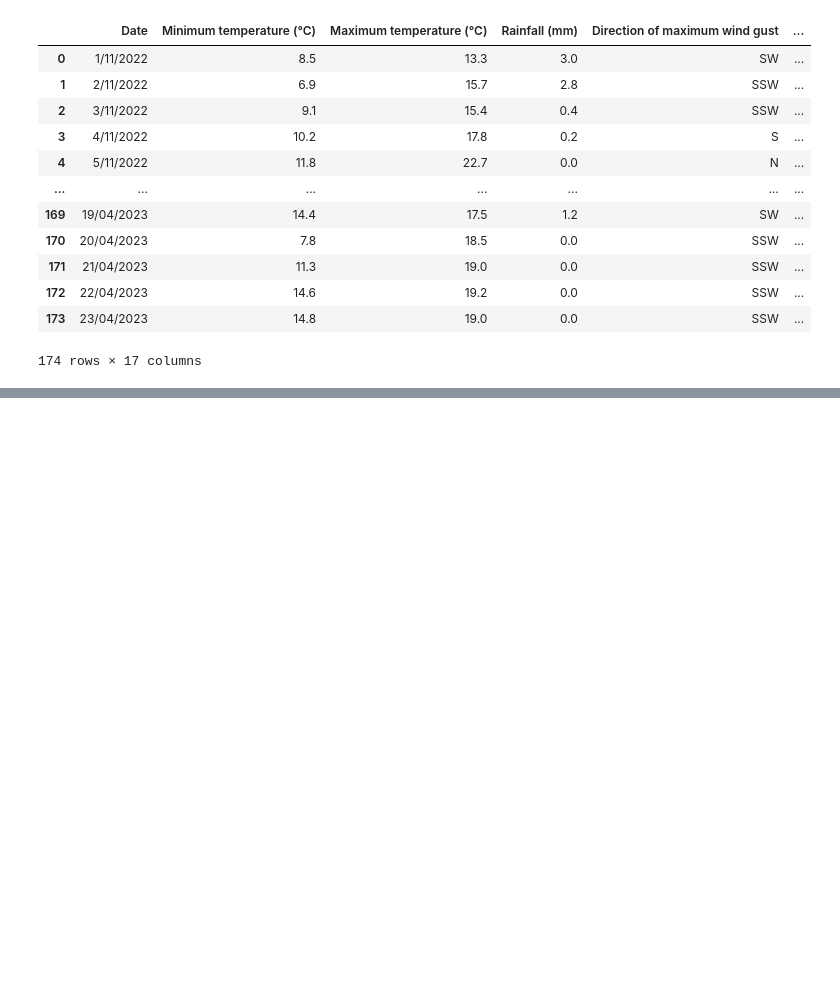
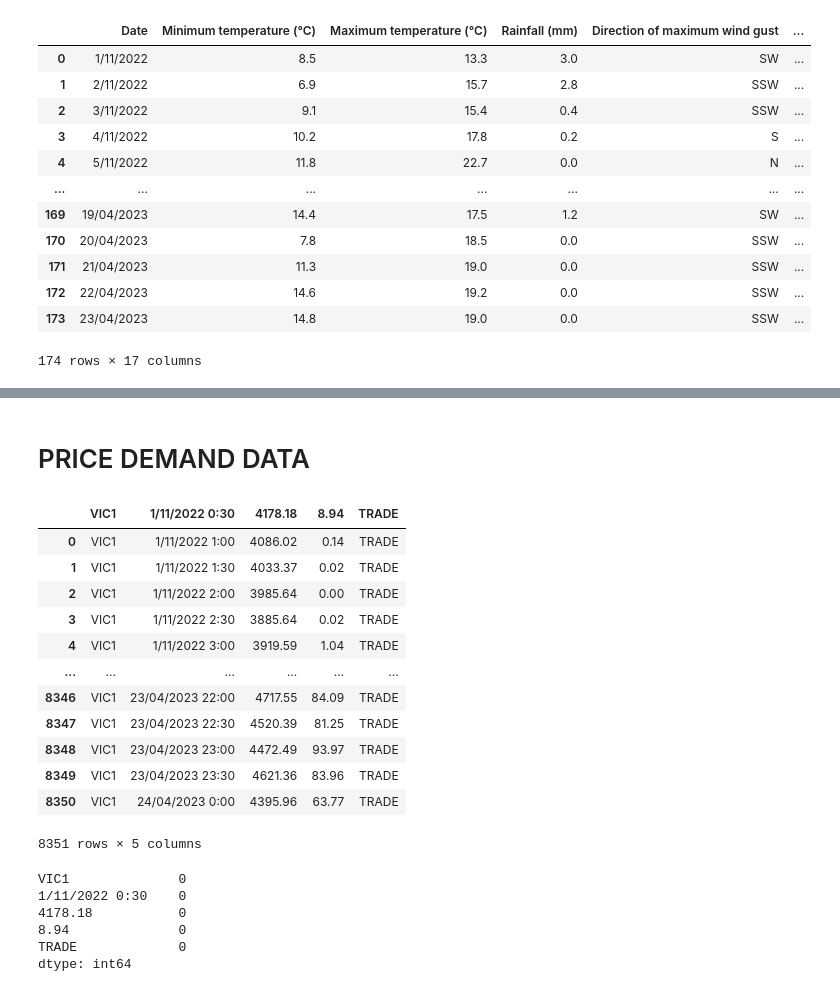
Before and after one commit to HillarP/Energy_Prediction, a Jupyter notebook: Jigar_Assignment_2.ipynb, the cells around one changed output, grey strips where cells are left out. Saved outputs shown, nothing was run; the diff lists cells and outputs as text; code cells hidden in the pictures; blank space fills up the shorter version.

```diff
--- a/Jigar_Assignment_2.ipynb
+++ b/Jigar_Assignment_2.ipynb
@@ -91,0 +126,28 @@ df_weather
+# %% [markdown]
+# PRICE DEMAND DATA
+# %%
+df_price_demand = pd.read_csv("price_and_demand.csv")
+display(df_price_demand)
+df_price_demand.isnull().sum()
+# we have 8351 rows and 5 columns with no missing data
+# missing column headers .
+# %% [output]
+|  | VIC1 | 1/11/2022 0:30 | 4178.18 | 8.94 | TRADE |
+| 0 | VIC1 | 1/11/2022 1:00 | 4086.02 | 0.14 | TRADE |
+| 1 | VIC1 | 1/11/2022 1:30 | 4033.37 | 0.02 | TRADE |
+| 2 | VIC1 | 1/11/2022 2:00 | 3985.64 | 0.00 | TRADE |
+| 3 | VIC1 | 1/11/2022 2:30 | 3885.64 | 0.02 | TRADE |
+| 4 | VIC1 | 1/11/2022 3:00 | 3919.59 | 1.04 | TRADE |
+| ... | ... | ... | ... | ... | ... |
+| 8346 | VIC1 | 23/04/2023 22:00 | 4717.55 | 84.09 | TRADE |
+| 8347 | VIC1 | 23/04/2023 22:30 | 4520.39 | 81.25 | TRADE |
+| 8348 | VIC1 | 23/04/2023 23:00 | 4472.49 | 93.97 | TRADE |
+| 8349 | VIC1 | 23/04/2023 23:30 | 4621.36 | 83.96 | TRADE |
+| 8350 | VIC1 | 24/04/2023 0:00 | 4395.96 | 63.77 | TRADE |
+8351 rows × 5 columns
+VIC1              0
+1/11/2022 0:30    0
+4178.18           0
+8.94              0
+TRADE             0
+dtype: int64
```
Also changed, not shown: parts of 7 cells of this notebook.
